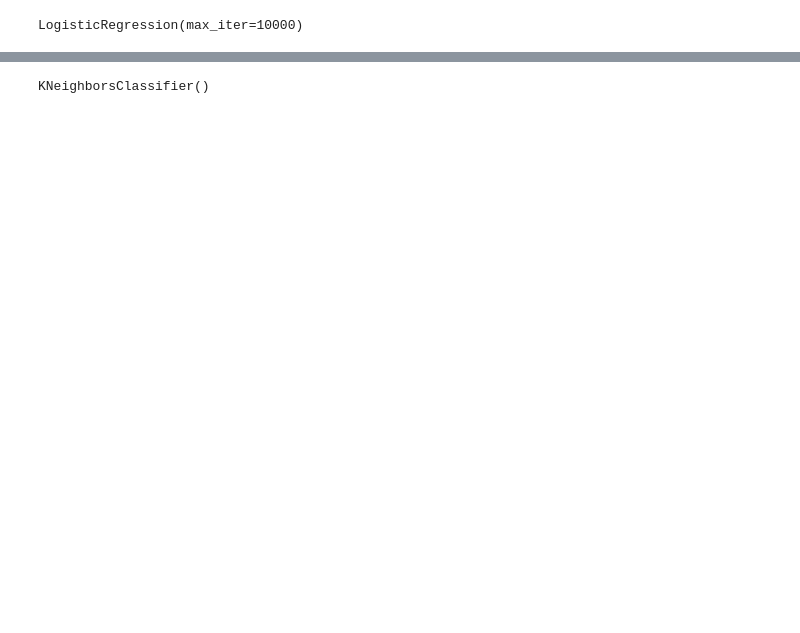
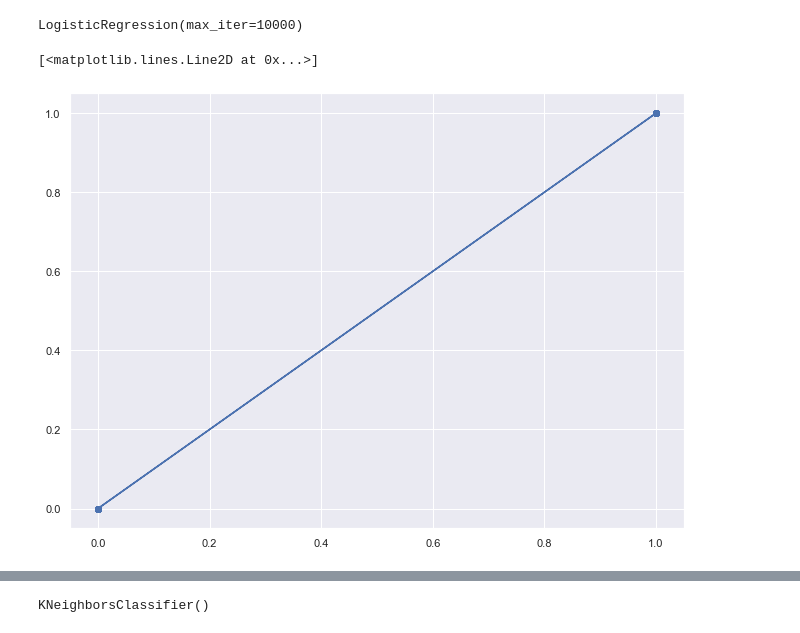
Before and after one commit to MaryamNzr/Capstone-Two, a Jupyter notebook: Pre-processing and Modeling_2020 National Survey of Children’s Health (NSCH).ipynb, the cells around one changed output, grey strips where cells are left out. Drawn from its saved outputs; the diff is of its cells as text; code cells hidden in the pictures; blank space fills up the shorter version.

```diff
--- a/Pre-processing and Modeling_2020 National Survey of Children’s Health (NSCH).ipynb
+++ b/Pre-processing and Modeling_2020 National Survey of Children’s Health (NSCH).ipynb
@@ -252,6 +491,12 @@ logreg_clf.fit(X_train,y_train)
 LogisticRegression(max_iter=10000)
 # %%
 pred=logreg_clf.predict(X_test)
+# %%
+plt.scatter(y_test, pred)
+plt.plot(y_test, y_test)
+# %% [output]
+[<matplotlib.lines.Line2D at 0x...>]
+[figure, added]
 # %%
 print(accuracy_score(pred, y_test))
 # %% [output]
```
Also changed, not shown: parts of 24 cells of this notebook.
